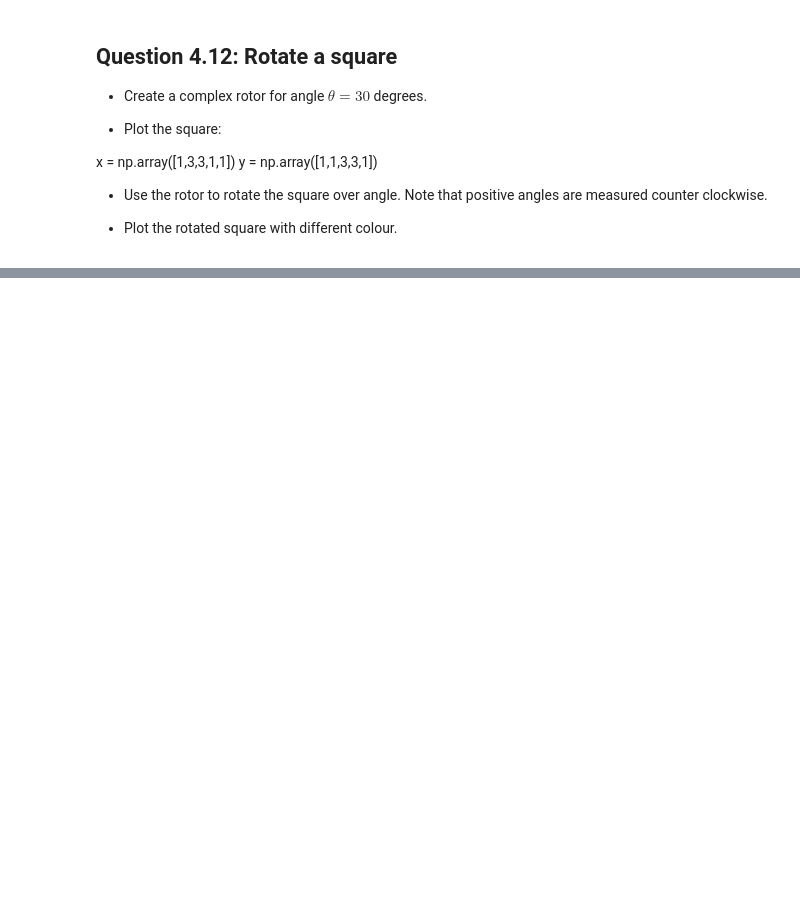
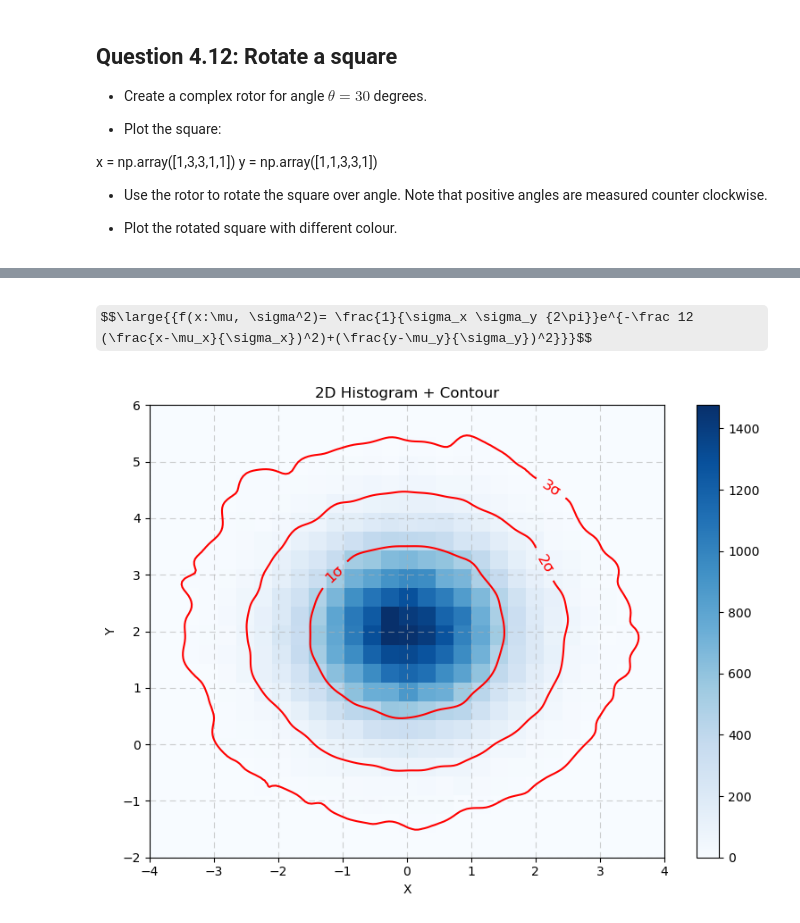
Before and after one commit to skokkola/PROGNUM-repo, a Jupyter notebook: Task4/SessionQuiz4.ipynb, the cells around one changed output, grey strips where cells are left out. Drawn from its saved outputs; the diff is of its cells as text; code cells hidden in the pictures; some formulas as TeX source; blank space fills up the shorter version.

```diff
--- a/Task4/SessionQuiz4.ipynb
+++ b/Task4/SessionQuiz4.ipynb
@@ -319,0 +612,71 @@ SyntaxError: cannot assign to expression here. Maybe you meant '==' instead of '
+# %% [markdown]
+$$\large{{f(x:\mu, \sigma^2)= \frac{1}{\sigma_x \sigma_y {2\pi}}e^{-\frac 12 (\frac{x-\mu_x}{\sigma_x})^2)+(\frac{y-\mu_y}{\sigma_y})^2}}}$$
+# %%
+ import numpy as np
+from matplotlib import pyplot as plt
+from math import *
+from scipy.stats import gaussian_kde
+
+# Generate random data
+X = np.random.normal(0, 1, 100000)
+Y = np.random.normal(2, 1, 100000)
+
+# 2D Histogram
+plt.figure(figsize=(8,6))
+
+# Create the 2D histogram (each square is a bin: 30 x 30 = 900)
+plt.hist2d(X, Y, bins=30, cmap='Blues')
+
+plt.colorbar()
+
+plt.xlabel("X")
+plt.ylabel("Y")
+plt.title("2D Histogram + Contour")
+
+# Grid for PDF
+x = np.linspace(-5, 5, 200)    # Creates evenly spaced values, ranging from min to max values
+y = np.linspace(-3, 7, 200)
+
+X_grid, Y_grid = np.meshgrid(x, y)    # Creates grid, each point in grid represents a coordinate (x, y)
+
+
+# kernel density
+
+positions = np.vstack([X_grid.ravel(), Y_grid.ravel()])       # positions = creates 2-row array with original data points
+data = np.vstack([X, Y])             # np.vstack = stacks arrays vertically, data = creates 2 row arrat with original data
+kde = gaussian_kde(data)            # creates prob density functions
+Z = kde(positions).reshape(X_grid.shape)       # evaluates density at each grid point, reshape= converts flat array to grid shape
+
+# contour levels
+
+sorted_z = np.sort(Z.ravel())               # sorts from lowest to highest
+cdf = np.cumsum(sorted_z)/np.sum(sorted_z)  # calculates Cumulative Distribution Function
+sorted_z_desc = sorted_z[::-1]              # reversed: highest to lowest
+cdf_desc = 1-cdf[::-1]                      # creates complementary CDF (probability of exceeding a value)
+
+
+level_1s = sorted_z_desc[np.searchsorted(cdf_desc, 0.68)]         # searchsorted = finds density threshold where 68% of probability is above (1 sigma)
+level_2s = sorted_z_desc[np.searchsorted(cdf_desc, 0.95)]
+level_3s = sorted_z_desc[np.searchsorted(cdf_desc, 0.997)]
+
+levels = [level_3s, level_2s, level_1s]       # stores
+
+CS = plt.contour(X_grid, Y_grid, Z, levels=levels, colors='red', lw=2)
+
+
+sigma_values = [3, 2, 1]
+fmt = {}
+for i, sigma in enumerate(sigma_values):
+    fmt[levels[i]]=f'{sigma}\u03C3'
+
+plt.clabel(CS, inline=True, fmt=fmt, fontsize=12)
+
+plt.xlim(-4, 4)
+plt.ylim(-2, 6)
+
+plt.grid(True, dashes=[6, 4], alpha=0.6)    # True turns grid on
+
+plt.tight_layout()
+plt.show()
+# %% [output]
+[figure, added]
```
Also changed, not shown: parts of 16 cells of this notebook, 5 other files.
